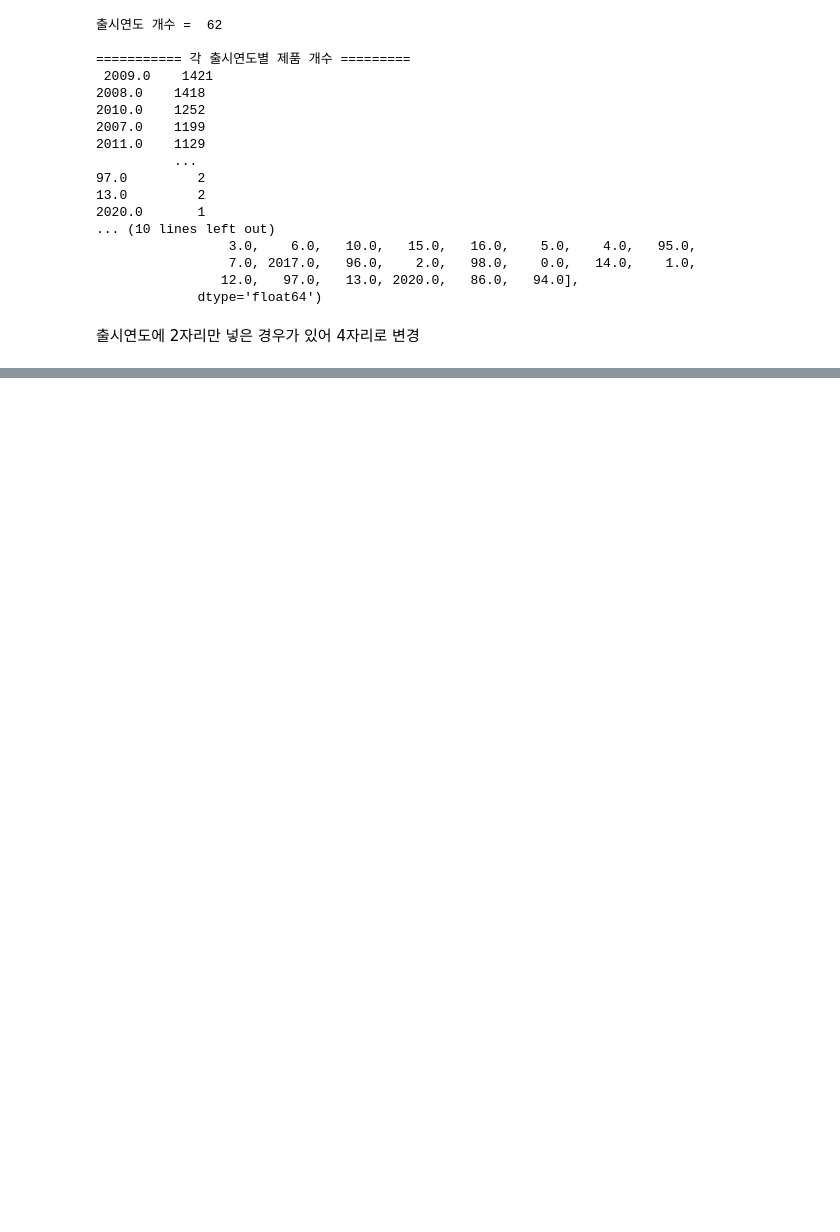
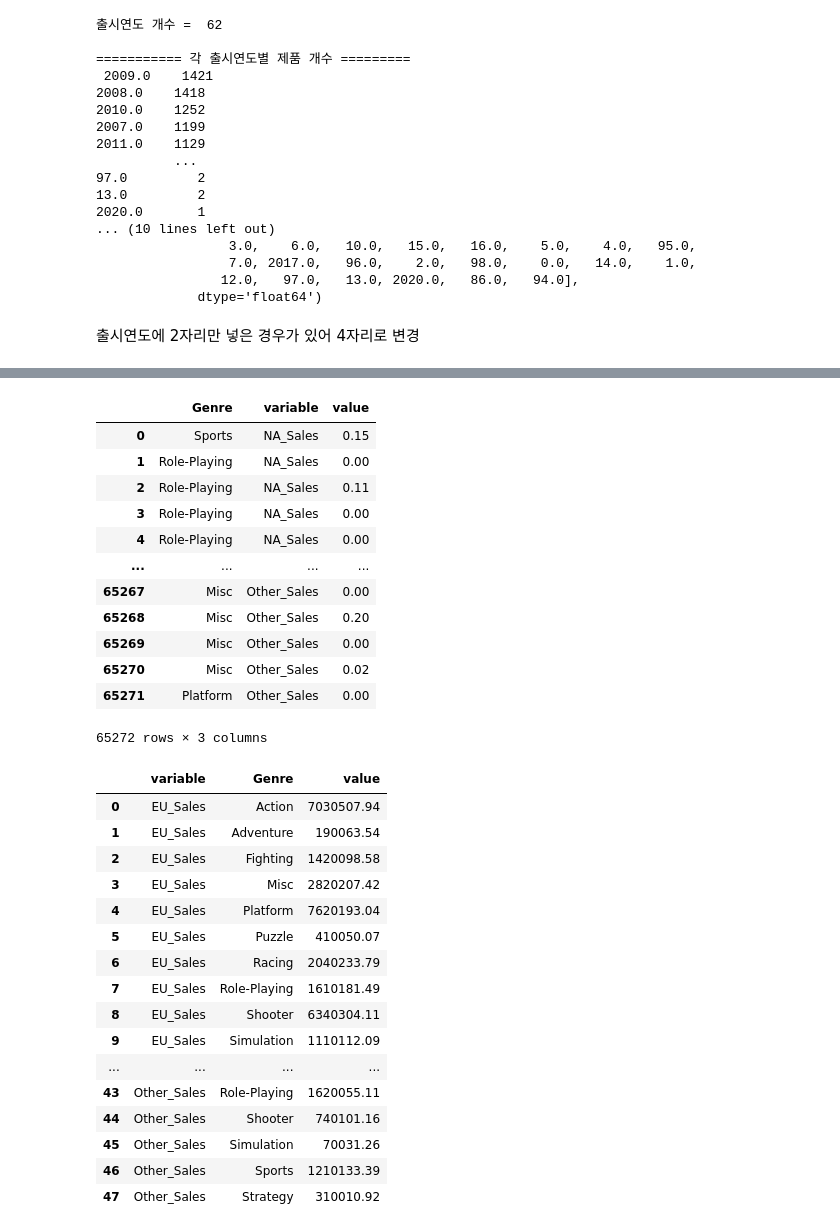
Before and after one commit to bhkwon89/Section1_project, a Jupyter notebook: Section1_Project.ipynb, the cells around one changed output, grey strips where cells are left out. Drawn from its saved outputs; the diff is of its cells as text; code cells hidden in the pictures; blank space fills up the shorter version.

```diff
--- a/Section1_Project.ipynb
+++ b/Section1_Project.ipynb
@@ -352,0 +398,40 @@ memory usage: 1.1+ MB
+# %%
+
+df_tidy = df.melt(id_vars = 'Genre', value_vars = ['NA_Sales',	'EU_Sales',	'JP_Sales',	'Other_Sales'])
+
+df_tidy
+df_tmp = df_tidy.groupby([ 'variable', 'Genre']).sum().reset_index()
+tmp_sum = df_tmp.groupby([ 'variable']).sum()
+
+df_tmp
+# %% [output]
+|  | Genre | variable | value |
+| 0 | Sports | NA_Sales | 0.15 |
+| 1 | Role-Playing | NA_Sales | 0.00 |
+| 2 | Role-Playing | NA_Sales | 0.11 |
+| 3 | Role-Playing | NA_Sales | 0.00 |
+| 4 | Role-Playing | NA_Sales | 0.00 |
+| ... | ... | ... | ... |
+| 65267 | Misc | Other_Sales | 0.00 |
+| 65268 | Misc | Other_Sales | 0.20 |
+| 65269 | Misc | Other_Sales | 0.00 |
+| 65270 | Misc | Other_Sales | 0.02 |
+| 65271 | Platform | Other_Sales | 0.00 |
+65272 rows × 3 columns
+|  | variable | Genre | value |
+| 0 | EU_Sales | Action | 7030507.94 |
+| 1 | EU_Sales | Adventure | 190063.54 |
+| 2 | EU_Sales | Fighting | 1420098.58 |
+| 3 | EU_Sales | Misc | 2820207.42 |
+| 4 | EU_Sales | Platform | 7620193.04 |
+| 5 | EU_Sales | Puzzle | 410050.07 |
+| 6 | EU_Sales | Racing | 2040233.79 |
+| 7 | EU_Sales | Role-Playing | 1610181.49 |
+| 8 | EU_Sales | Shooter | 6340304.11 |
+| 9 | EU_Sales | Simulation | 1110112.09 |
+| ... | ... | ... | ... |
+| 43 | Other_Sales | Role-Playing | 1620055.11 |
+| 44 | Other_Sales | Shooter | 740101.16 |
+| 45 | Other_Sales | Simulation | 70031.26 |
+| 46 | Other_Sales | Sports | 1210133.39 |
+| 47 | Other_Sales | Strategy | 310010.92 |
```
Also changed, not shown: parts of 20 cells of this notebook.
